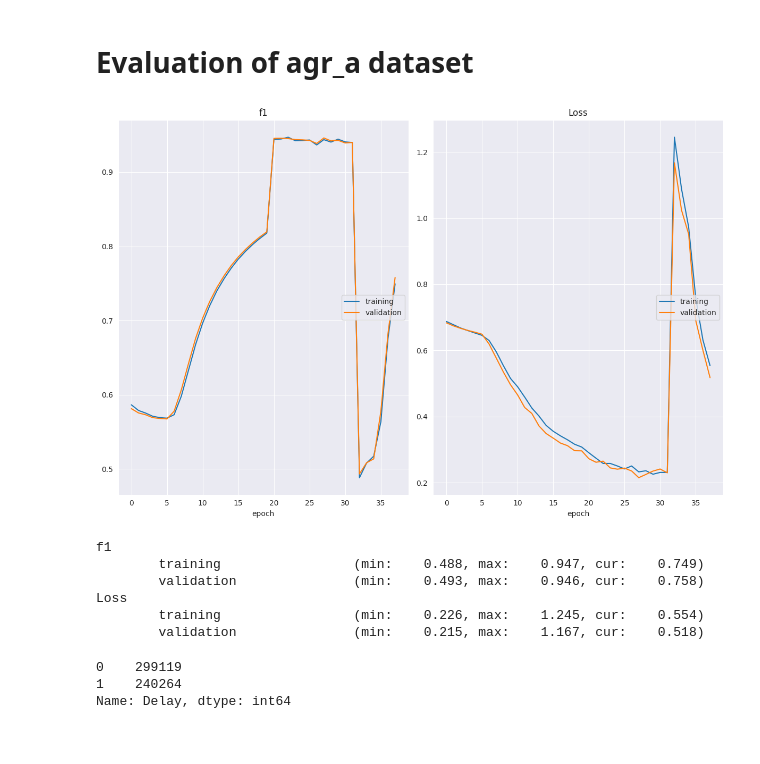
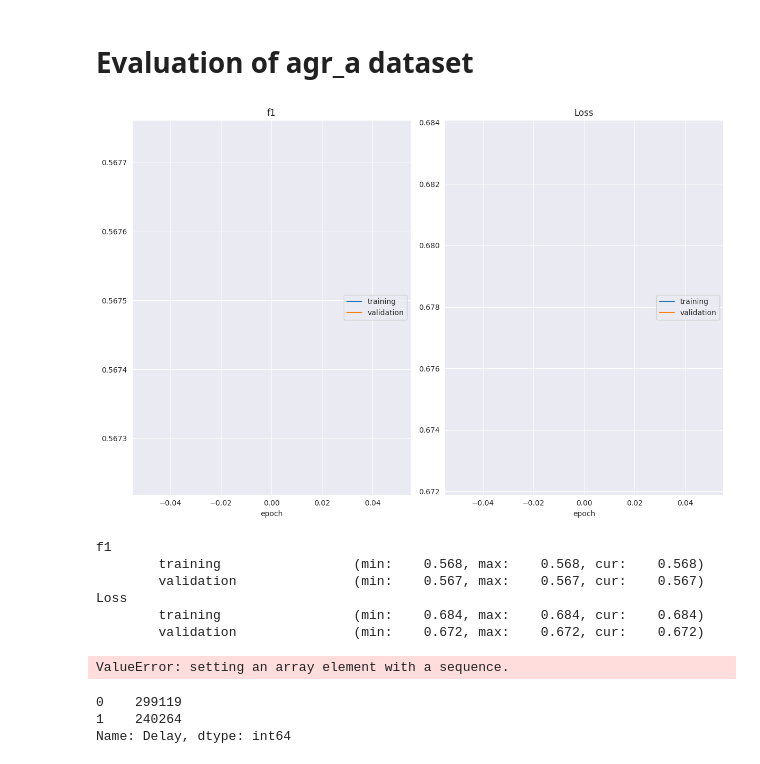
Before and after one commit to Leon209/Thesis, a Jupyter notebook: notebooks/agr_a_Evaluation.ipynb, the cells around one changed output. Saved outputs shown, nothing was run; the diff lists cells and outputs as text; code cells hidden in the pictures.

Commit message:
added drift detection, but currently not working

```diff
--- a/notebooks/agr_a_Evaluation.ipynb
+++ b/notebooks/agr_a_Evaluation.ipynb
@@ -69,7 +69,7 @@ config = {
 
         'max_total_samples': 1000000,
         'chunk_size': 20000,#default 200
-        'pretrain_size': 10000,
+        'pretrain_size': 0,
     },
 
     'benchmarks': {
@@ -191,11 +191,13 @@ from skmultiflow.trees import HoeffdingAdaptiveTreeClassifier
 from sklearn.metrics import f1_score
 from sklearn.metrics import accuracy_score
 from livelossplot import PlotLosses
+from skmultiflow.drift_detection.adwin import ADWIN
 import time
 
 
 VFDT_classifier = HoeffdingTreeClassifier()
 CVFDT_classifier = HoeffdingAdaptiveTreeClassifier(split_confidence = 0.001)
+adwin = ADWIN()
 
 config_training, metrics = prepare_training_for_streams(identifier = 'BIN:agr_a', config = config)
 #load Dataset
@@ -259,6 +261,9 @@ if(config_training['computation']['pretrain_size']>0 and len(X_data) > config_tr
            'y_test': y_test,
            'normalizer_list': normalizer_list
            }
+
+
+
     model_dict['GDT'].partial_fit(dataset_dict['X_train'],
               dataset_dict['y_train'],
 
@@ -381,6 +386,7 @@ for i in range(len(X_data_stream)):
     y_pred_VFDT = []
     for i in range(0, len(dataset_dict['X_train'])):
         VFDT_classifier.partial_fit(np.array([temp_X_train[i]], np.float64), np.array([temp_y_train[i]], np.float64))
+        adwin.add_element(temp_X_train[i])
     for i in range(0, len(dataset_dict['X_test'])):
         y_pred_VFDT.append(VFDT_classifier.predict(np.array([temp_X_test[i]], np.float64))[0])
     VFDT_f1 = f1_score(y_test_data, y_pred_VFDT)
@@ -393,40 +399,41 @@ for i in range(len(X_data_stream)):
     y_pred_CVFDT = []
     for i in range(0, len(dataset_dict['X_train'])):
         CVFDT_classifier.partial_fit(np.array([temp_X_train[i]], np.float64), np.array([temp_y_train[i]], np.float64))
     for i in range(0, len(dataset_dict['X_test'])):
         y_pred_CVFDT.append(CVFDT_classifier.predict(np.array([temp_X_test[i]], np.float64))[0])
     CVFDT_f1 = f1_score(y_test_data, y_pred_CVFDT)
     CVFDT_acc = accuracy_score(y_test_data, y_pred_CVFDT)
     t1 = time.time()
     CVFDT_time = VFDT_time + t1-t0
 
 
     plotlosses_benchmark.update({'GDT_f1': GDT_f1,'VFDT_f1': VFDT_f1, 'CVFDT_f1':CVFDT_f1})
     plotlosses_benchmark.send()
 
 
     scores_GDT['f1'] = np.append(scores_GDT['f1'], GDT_f1)
     scores_VFDT['f1'] = np.append(scores_VFDT['f1'], VFDT_f1)
     scores_CVFDT['f1'] = np.append(scores_CVFDT['f1'], CVFDT_f1)
     scores_GDT['acc'] = np.append(scores_GDT['acc'], GDT_acc)
     scores_VFDT['acc'] = np.append(scores_VFDT['acc'], VFDT_acc)
     scores_CVFDT['acc'] = np.append(scores_CVFDT['acc'], CVFDT_acc)
 
 
 
 
     #scores_dict['GDT'] = calculate_scores(model_dict = model_dict,
      #                              dataset_dict = dataset_dict,
       #                             scores_dict = prepare_score_dict(config=config_training),
        #                            metrics = metrics)
 # %% [output]
-[figure, old version]
+[figure, new version]
 f1
-        training                 (min:    0.488, max:    0.947, cur:    0.749)
-        validation               (min:    0.493, max:    0.946, cur:    0.758)
+        training                 (min:    0.568, max:    0.568, cur:    0.568)
+        validation               (min:    0.567, max:    0.567, cur:    0.567)
 Loss
-        training                 (min:    0.226, max:    1.245, cur:    0.554)
-        validation               (min:    0.215, max:    1.167, cur:    0.518)
+        training                 (min:    0.684, max:    0.684, cur:    0.684)
+        validation               (min:    0.672, max:    0.672, cur:    0.672)
+ValueError: setting an array element with a sequence.
 # %%
 #Plot results
 X = np.arange(0, len(scores_GDT['f1']), 1)
```
Also changed, not shown: parts of 1 cell of this notebook, 1 other file.
